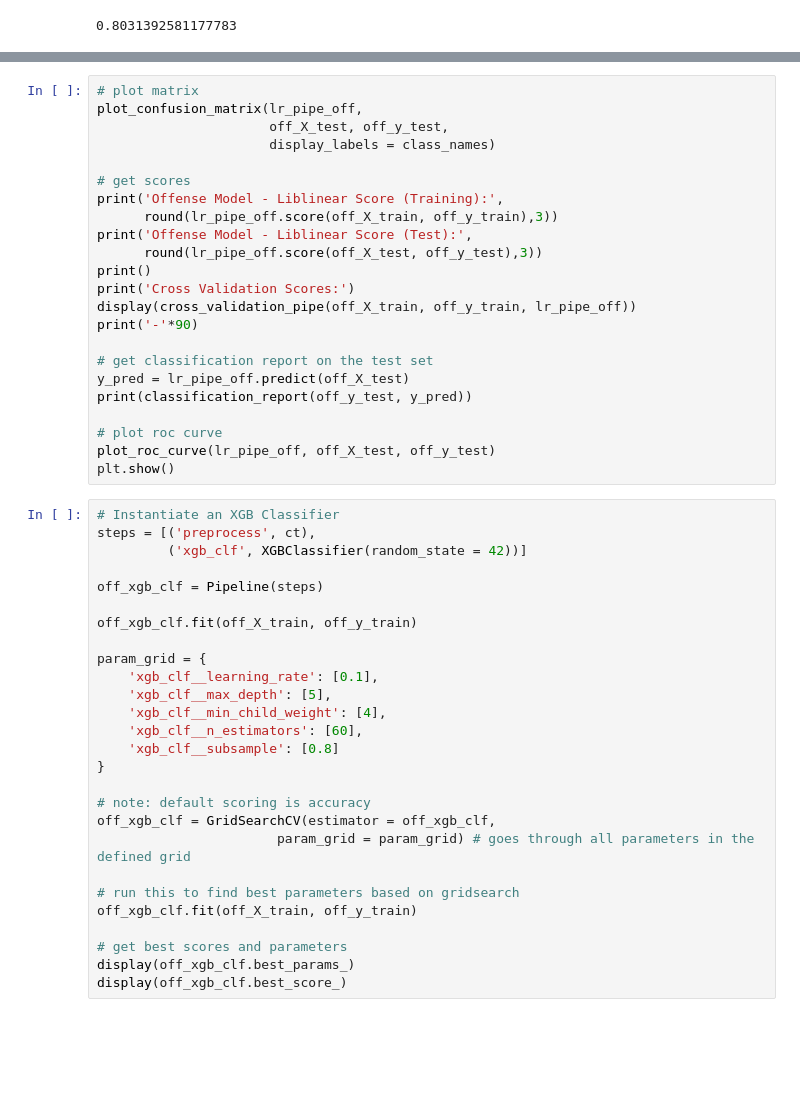
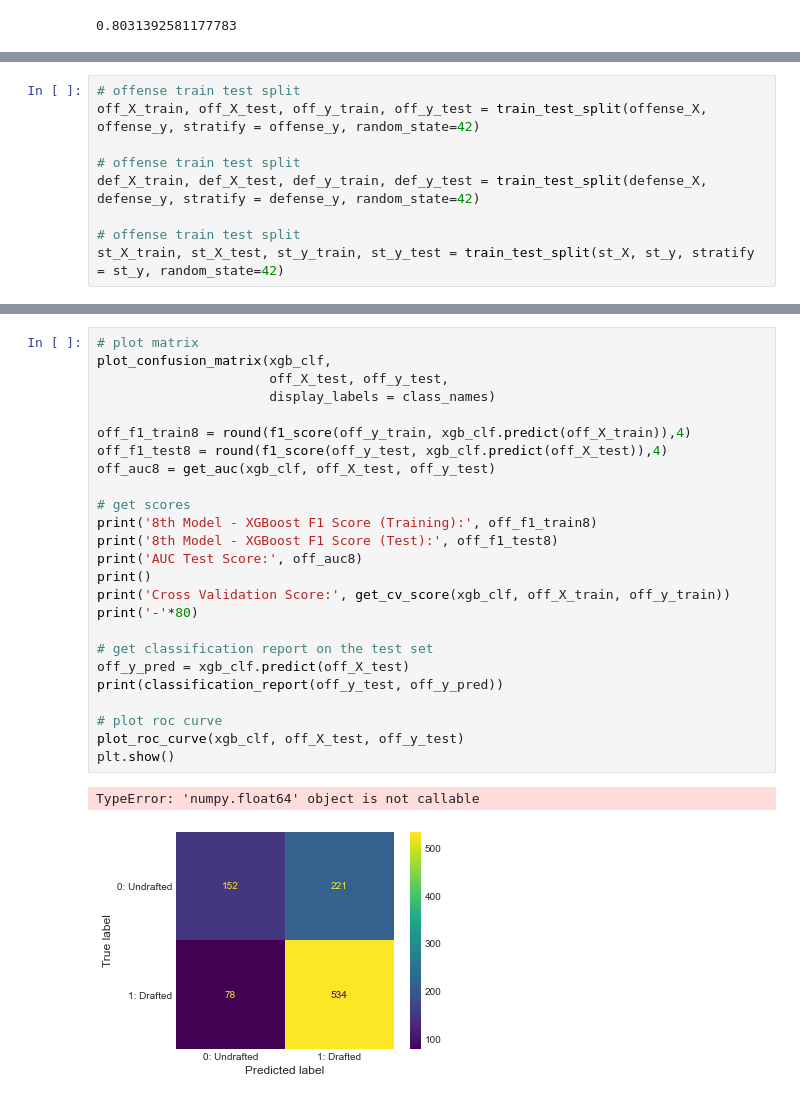
Before and after one commit to eric8395/NFL-Combine-Draft-Classification, a Jupyter notebook: NFL Combine Draft Classification.ipynb, the cells around one changed output, grey strips where cells are left out. Drawn from its saved outputs; the diff is of its cells as text; blank space fills up the shorter version.

```diff
--- a/NFL Combine Draft Classification.ipynb
+++ b/NFL Combine Draft Classification.ipynb
@@ -1824,0 +2006,9 @@ fill_missing(off_X_test)
+# %%
+# offense train test split
+off_X_train, off_X_test, off_y_train, off_y_test = train_test_split(offense_X, offense_y, stratify = offense_y, random_state=42)
+
+# offense train test split
+def_X_train, def_X_test, def_y_train, def_y_test = train_test_split(defense_X, defense_y, stratify = defense_y, random_state=42)
+
+# offense train test split
+st_X_train, st_X_test, st_y_train, st_y_test = train_test_split(st_X, st_y, stratify = st_y, random_state=42)
@@ -1847,50 +2141,28 @@ lr_pipe_off.fit(off_X_train, off_y_train)
 # %%
 # plot matrix
-plot_confusion_matrix(lr_pipe_off,
+plot_confusion_matrix(xgb_clf,
                       off_X_test, off_y_test,
                       display_labels = class_names)
 
+off_f1_train8 = round(f1_score(off_y_train, xgb_clf.predict(off_X_train)),4)
+off_f1_test8 = round(f1_score(off_y_test, xgb_clf.predict(off_X_test)),4)
+off_auc8 = get_auc(xgb_clf, off_X_test, off_y_test)
+
 # get scores
-print('Offense Model - Liblinear Score (Training):',
-      round(lr_pipe_off.score(off_X_train, off_y_train),3))
-print('Offense Model - Liblinear Score (Test):',
-      round(lr_pipe_off.score(off_X_test, off_y_test),3))
+print('8th Model - XGBoost F1 Score (Training):', off_f1_train8)
+print('8th Model - XGBoost F1 Score (Test):', off_f1_test8)
+print('AUC Test Score:', off_auc8)
 print()
-print('Cross Validation Scores:')
-display(cross_validation_pipe(off_X_train, off_y_train, lr_pipe_off))
-print('-'*90)
+print('Cross Validation Score:', get_cv_score(xgb_clf, off_X_train, off_y_train))
+print('-'*80)
 
 # get classification report on the test set
-y_pred = lr_pipe_off.predict(off_X_test)
-print(classification_report(off_y_test, y_pred))
+off_y_pred = xgb_clf.predict(off_X_test)
+print(classification_report(off_y_test, off_y_pred))
 
 # plot roc curve
-plot_roc_curve(lr_pipe_off, off_X_test, off_y_test)
+plot_roc_curve(xgb_clf, off_X_test, off_y_test)
 plt.show()
+# %% [output]
+TypeError: 'numpy.float64' object is not callable
+[figure, added]
-# %%
-# Instantiate an XGB Classifier
-steps = [('preprocess', ct),
-         ('xgb_clf', XGBClassifier(random_state = 42))]
-
-off_xgb_clf = Pipeline(steps)
-
-off_xgb_clf.fit(off_X_train, off_y_train)
-
-param_grid = {
-    'xgb_clf__learning_rate': [0.1],
-    'xgb_clf__max_depth': [5],
-    'xgb_clf__min_child_weight': [4],
-    'xgb_clf__n_estimators': [60],
-    'xgb_clf__subsample': [0.8]
-}
-
-# note: default scoring is accuracy
-off_xgb_clf = GridSearchCV(estimator = off_xgb_clf,
-                       param_grid = param_grid) # goes through all parameters in the defined grid
-
-# run this to find best parameters based on gridsearch
-off_xgb_clf.fit(off_X_train, off_y_train)
-
-# get best scores and parameters
-display(off_xgb_clf.best_params_)
-display(off_xgb_clf.best_score_)
```
Also changed, not shown: parts of 37 cells of this notebook, 1 other file.
